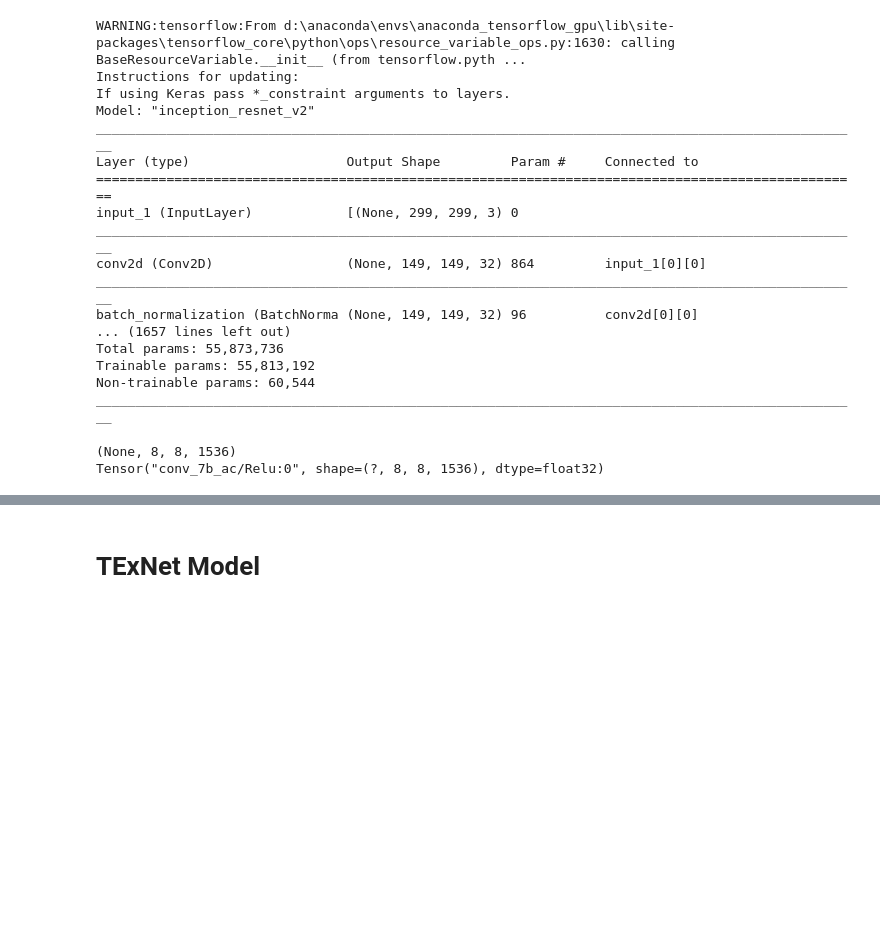
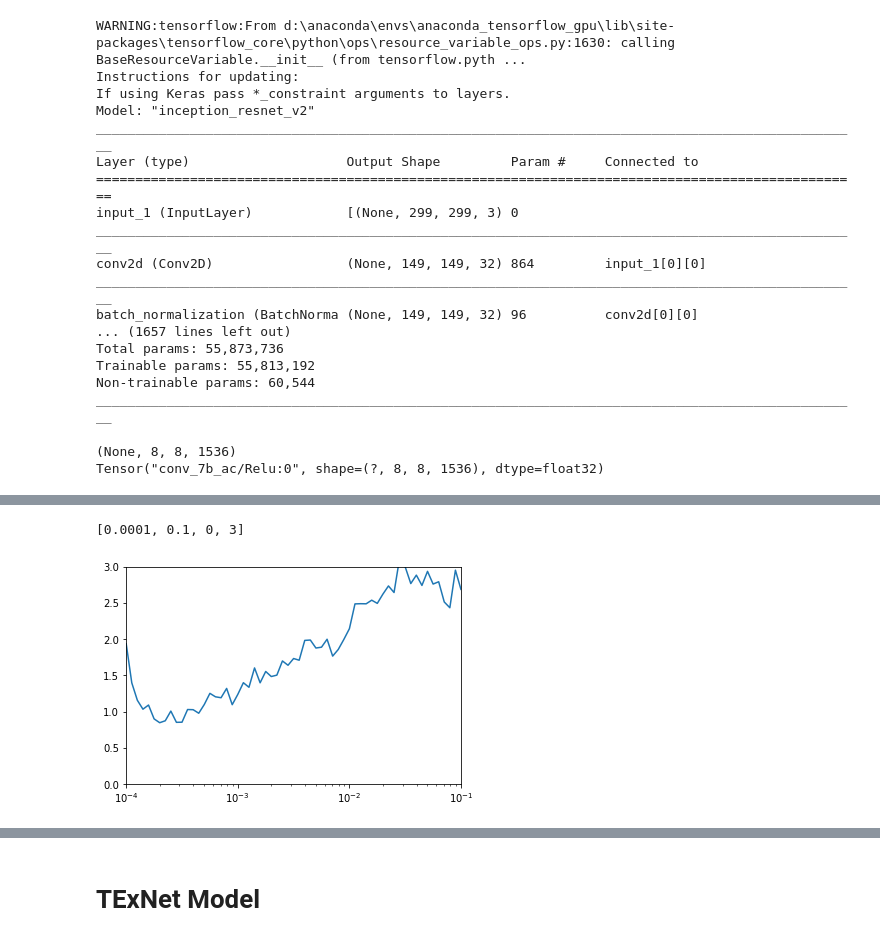
Before and after one commit to devZaidBaig/TExNet, a Jupyter notebook: TExNet.ipynb, the cells around one changed output, grey strips where cells are left out. Cells and saved outputs as stored; diff of their text form; code cells hidden in the pictures; blank space fills up the shorter version.

```diff
--- a/TExNet.ipynb
+++ b/TExNet.ipynb
@@ -23,5 +23,5 @@ print(len(os.listdir('D:/Program Files - Development/Nvidia - Object Detection/C
 # %%
-train_dir = "D:/Program Files - Development/Nvidia - Object Detection/Card Detection/models-tf1.7/models/research/Zaid/TExNet/RPS data/rps/"
+train_dir = "D:/Program Files - Development/Data/trainingSet/trainingSet/"
 train_datagen = ImageDataGenerator(rescale = 1./255,
                                   rotation_range=40,
                                   width_shift_range=0.2,
@@ -31,10 +31,10 @@ train_datagen = ImageDataGenerator(rescale = 1./255,
                                   horizontal_flip=True,
                                   fill_mode='nearest')
 train_generator = train_datagen.flow_from_directory(train_dir,
-                                                   batch_size=2,
+                                                   batch_size=8,
                                                    target_size=(299,299))
 
-test_dir = "D:/Program Files - Development/Nvidia - Object Detection/Card Detection/models-tf1.7/models/research/Zaid/TExNet/RPS data/rps-test-set/"
+test_dir = "D:/Program Files - Development/Data/trainingSample/trainingSample/"
 test_datagen = ImageDataGenerator(rescale = 1./255,
                                   rotation_range=40,
                                   width_shift_range=0.2,
@@ -44,6 +44,6 @@ test_datagen = ImageDataGenerator(rescale = 1./255,
                                   horizontal_flip=True,
                                   fill_mode='nearest')
 test_generator = test_datagen.flow_from_directory(test_dir,
-                                                   batch_size=2,
+                                                   batch_size=8,
                                                    target_size=(299,299))
 # %% [output]
@@ -639,3 +656,10 @@ ________________________________________________________________________________
+# %%
+import matplotlib.pyplot as plt
+plt.semilogx(history.history["lr"], history.history["loss"])
+plt.axis([1e-4, 1e-1, 0, 3])
+# %% [output]
+[0.0001, 0.1, 0, 3]
+[figure, added]
 # %%
 inception_v4_model.compile(optimizer=RMSprop(lr = 1e-3), loss='categorical_crossentropy', metrics=['accuracy'])
 # %%
```
Also changed, not shown: parts of 21 cells of this notebook, 10 other files.
